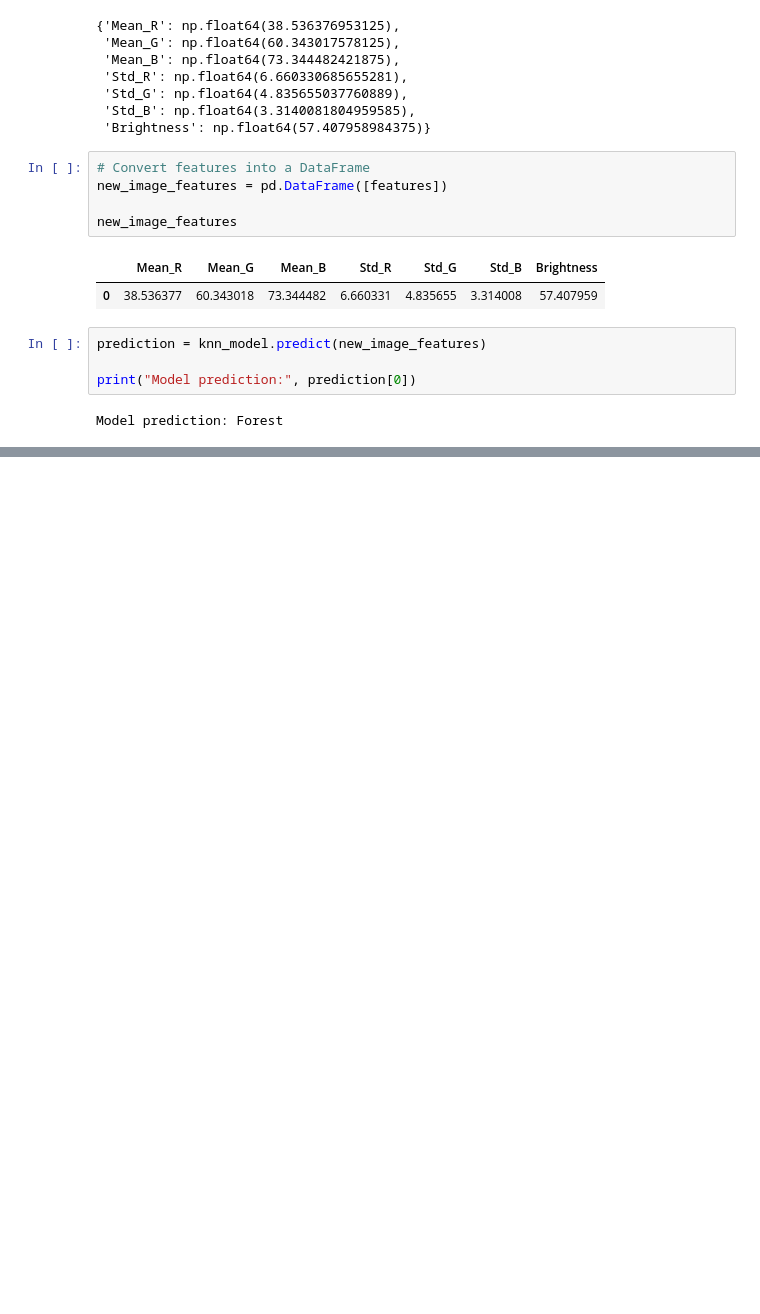
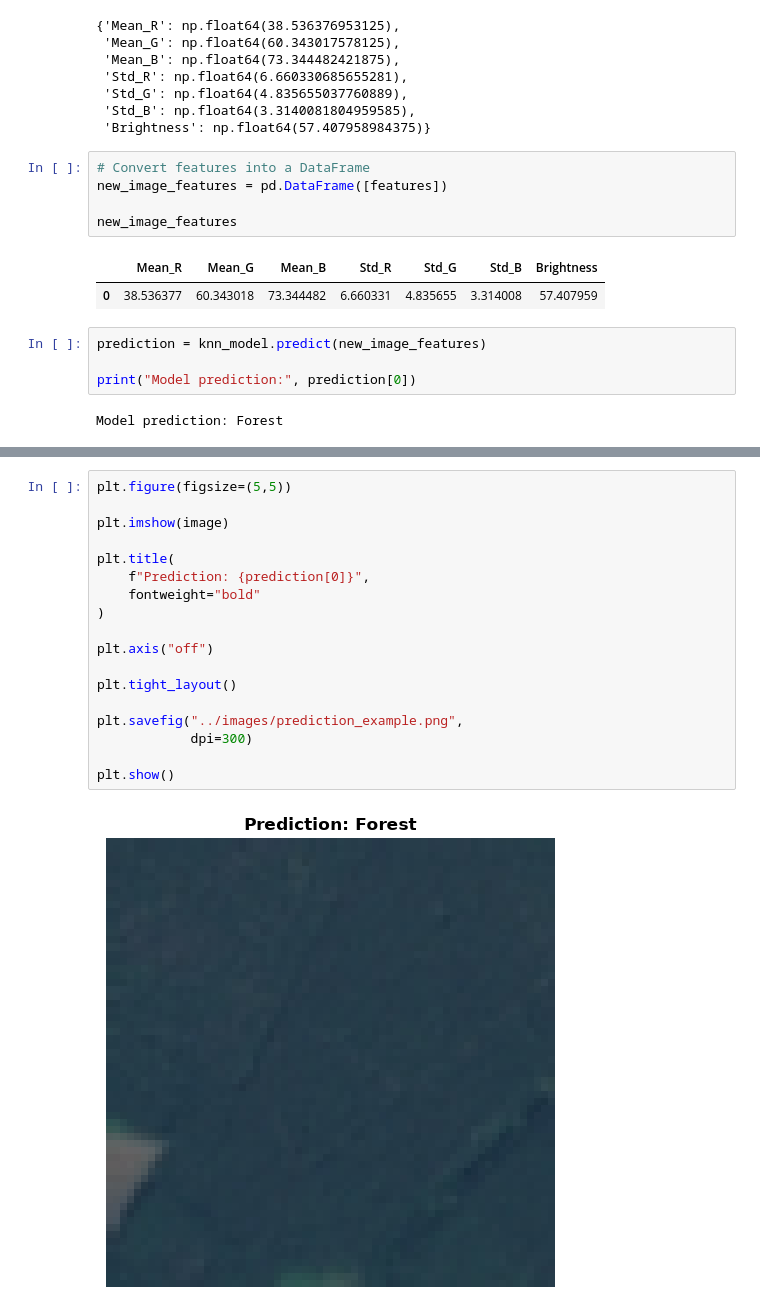
Before and after one commit to aksharabharath/satellite-landcover-knn, a Jupyter notebook: notebooks/03_model_training.ipynb, the cells around one changed output, grey strips where cells are left out. Saved outputs shown, nothing was run; the diff lists cells and outputs as text; blank space fills up the shorter version.

```diff
--- a/notebooks/03_model_training.ipynb
+++ b/notebooks/03_model_training.ipynb
@@ -208,0 +230,20 @@ Model prediction: Forest
+# %%
+plt.figure(figsize=(5,5))
+
+plt.imshow(image)
+
+plt.title(
+    f"Prediction: {prediction[0]}",
+    fontweight="bold"
+)
+
+plt.axis("off")
+
+plt.tight_layout()
+
+plt.savefig("../images/prediction_example.png",
+            dpi=300)
+
+plt.show()
+# %% [output]
+[figure, added]
```
Also changed, not shown: parts of 1 cell of this notebook, 9 other files.
